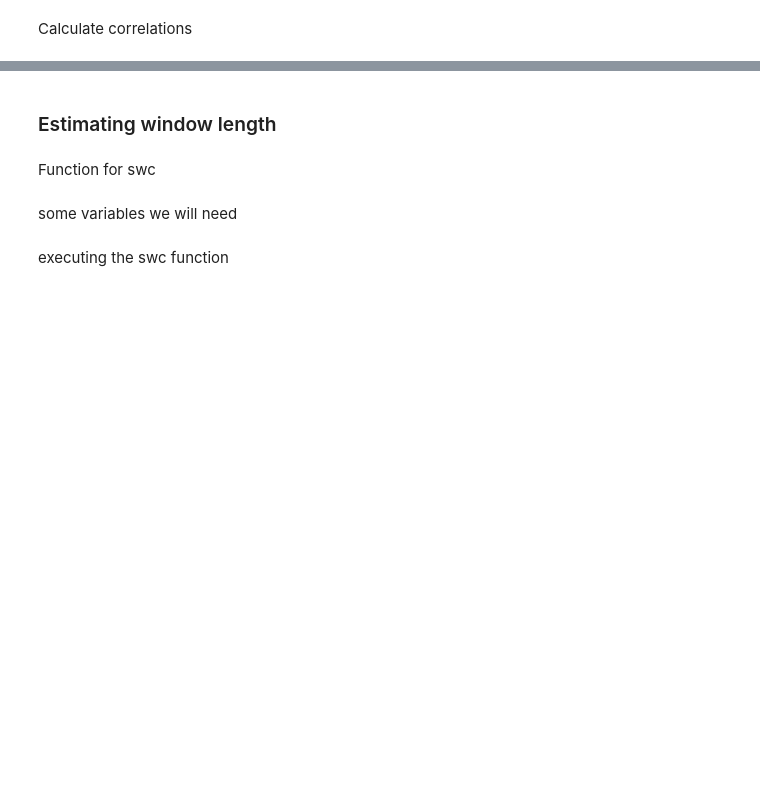
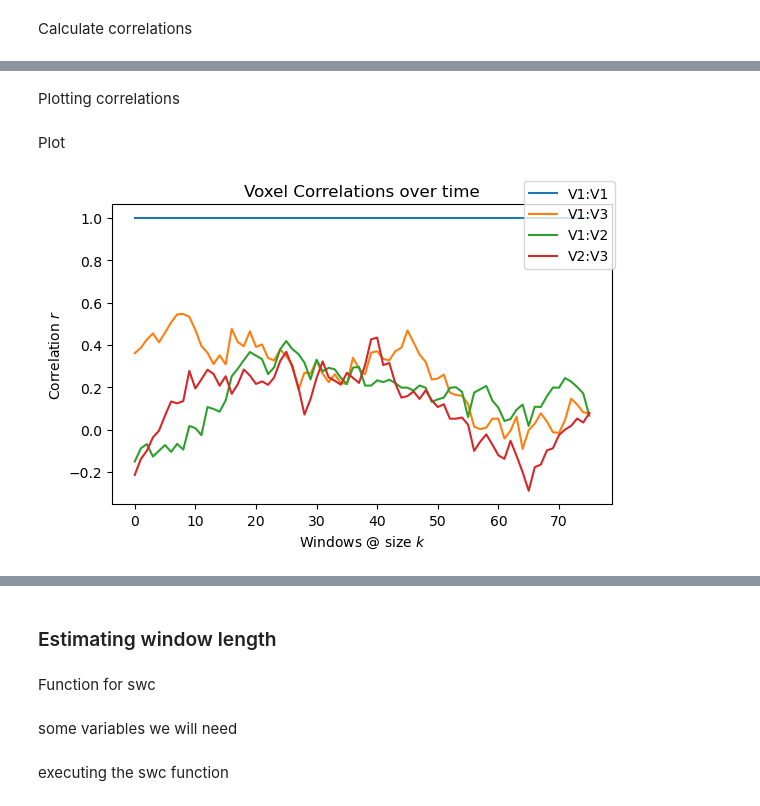
Before and after one commit to w-decker/SNL23_plots, a Jupyter notebook: plotting.ipynb, the cells around one changed output, grey strips where cells are left out. Cells and saved outputs as stored; diff of their text form; code cells hidden in the pictures; blank space fills up the shorter version.

```diff
--- a/plotting.ipynb
+++ b/plotting.ipynb
@@ -59,7 +70,7 @@ k = 25
 # empty object to store correlation matrices for later
 corr_obj = []
 
-for l in range(0, t-k+1, k):
+for l in range(0, t-k+1, 1):
     end = l+k
     window = timeseries[:, l:end]
 
@@ -108,0 +120,33 @@ fig.savefig('windows.png', dpi=300, bbox_inches='tight')
+# %% [markdown]
+Plotting correlations
+# %%
+v1_v1 = []
+v1_v3 = []
+v1_v2 = []
+v2_v3 = []
+
+for i in range(len(corr_obj)):
+    v1_v1.append(corr_obj[i][0][0])
+    v1_v3.append(corr_obj[i][0][2])
+    v1_v2.append(corr_obj[i][0][1])
+    v2_v3.append(corr_obj[i][1][2])
+# %% [markdown]
+Plot
+# %%
+fig = plt.figure(figsize=(5, 3))
+ax = fig.add_axes([0, 0, 1, 1])
+
+ax.plot(v1_v1, label='V1:V1')
+ax.plot(v1_v3, label='V1:V3')
+ax.plot(v1_v2, label='V1:V2')
+ax.plot(v2_v3, label='V2:V3')
+
+fig.legend()
+
+ax.set_title('Voxel Correlations over time')
+ax.set_ylabel(f'Correlation $r$')
+ax.set_xlabel(f'Windows @ size $k$')
+
+fig.show()
+# %% [output]
+[figure, added]
```
Also changed, not shown: parts of 21 cells of this notebook.
